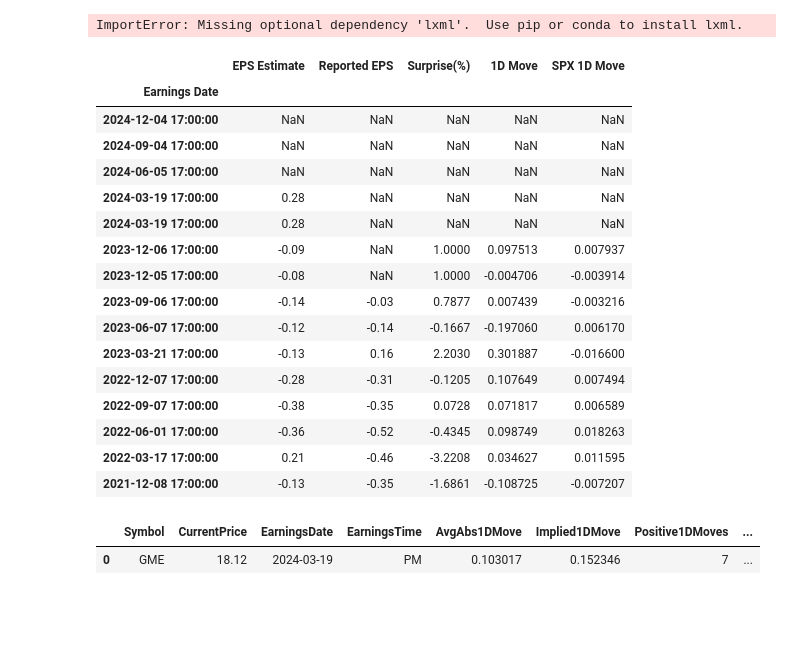
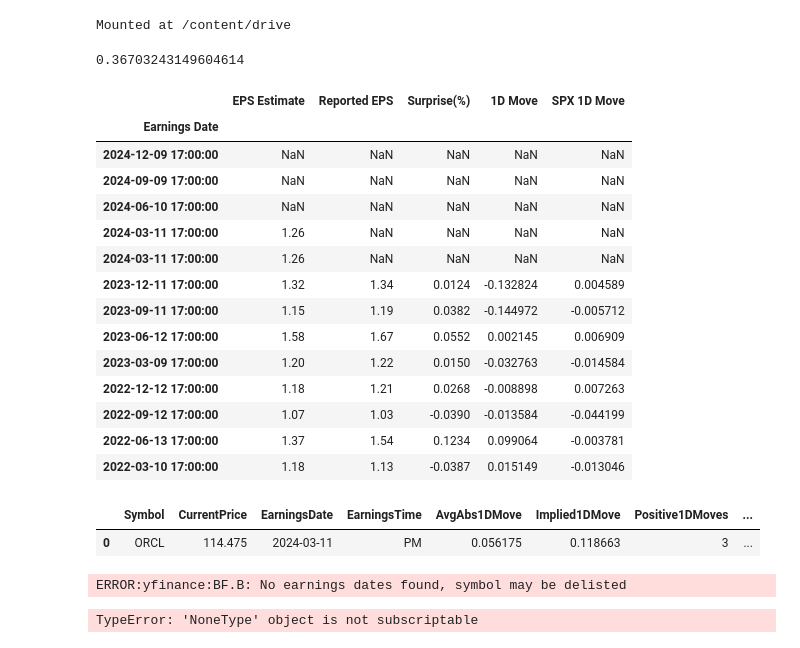
Before and after one commit to grantlaucc/OptionsEarningsScreen, a Jupyter notebook: OptionsEarningsScreen/Options_Earnings_Screen_Grant.ipynb, the cells around one changed output. Drawn from its saved outputs; the diff is of its cells as text; code cells hidden in the pictures; blank space fills up the shorter version.

```diff
--- a/OptionsEarningsScreen/Options_Earnings_Screen_Grant.ipynb
+++ b/OptionsEarningsScreen/Options_Earnings_Screen_Grant.ipynb
@@ -31,0 +16,5 @@ import OptionsEarningsTools as oet
+# %%
+from google.colab import drive
+drive.mount('/content/drive')
+# %% [output]
+Mounted at /content/drive
@@ -32,4 +29,25 @@ import OptionsEarningsTools as oet
+# %%
+priceSeries = yfh.getYfTicker('DOCU').history(period = '1y')['Close']
+ft.getHistoricalVolatility(priceSeries, days = 30)[-1]
+# %% [output]
+0.36703243149604614
 # %%
-oet.getEarningsScreen('GME', earningsTime='PM', displayEarningsTable=False)
+oet.getEarningsScreen('ORCL', earningsTime='PM', displayEarningsTable=True)
 # %% [output]
-ImportError: Missing optional dependency 'lxml'.  Use pip or conda to install lxml.
+|  | EPS Estimate | Reported EPS | Surprise(%) | 1D Move | SPX 1D Move |
+| Earnings Date |  |  |  |  |  |
+| 2024-12-09 17:00:00 | NaN | NaN | NaN | NaN | NaN |
+| 2024-09-09 17:00:00 | NaN | NaN | NaN | NaN | NaN |
+| 2024-06-10 17:00:00 | NaN | NaN | NaN | NaN | NaN |
+| 2024-03-11 17:00:00 | 1.26 | NaN | NaN | NaN | NaN |
+| 2024-03-11 17:00:00 | 1.26 | NaN | NaN | NaN | NaN |
+| 2023-12-11 17:00:00 | 1.32 | 1.34 | 0.0124 | -0.132824 | 0.004589 |
+| 2023-09-11 17:00:00 | 1.15 | 1.19 | 0.0382 | -0.144972 | -0.005712 |
+| 2023-06-12 17:00:00 | 1.58 | 1.67 | 0.0552 | 0.002145 | 0.006909 |
+| 2023-03-09 17:00:00 | 1.20 | 1.22 | 0.0150 | -0.032763 | -0.014584 |
+| 2022-12-12 17:00:00 | 1.18 | 1.21 | 0.0268 | -0.008898 | 0.007263 |
+| 2022-09-12 17:00:00 | 1.07 | 1.03 | -0.0390 | -0.013584 | -0.044199 |
+| 2022-06-13 17:00:00 | 1.37 | 1.54 | 0.1234 | 0.099064 | -0.003781 |
+| 2022-03-10 17:00:00 | 1.18 | 1.13 | -0.0387 | 0.015149 | -0.013046 |
+|  | Symbol | CurrentPrice | EarningsDate | EarningsTime | AvgAbs1DMove | Implied1DMove | Positive1DMoves | ... |
+| 0 | ORCL | 114.475 | 2024-03-11 | PM | 0.056175 | 0.118663 | 3 | ... |
@@ -133,27 +54,10 @@ def getUpcomingEarnings(startDate, endDate, minMarketCap = None, universe = None
-# %%
-getEarningsScreen('GME', earningsTime='PM', displayEarningsTable=True)
-# %% [output]
-|  | EPS Estimate | Reported EPS | Surprise(%) | 1D Move | SPX 1D Move |
-| Earnings Date |  |  |  |  |  |
-| 2024-12-04 17:00:00 | NaN | NaN | NaN | NaN | NaN |
-| 2024-09-04 17:00:00 | NaN | NaN | NaN | NaN | NaN |
-| 2024-06-05 17:00:00 | NaN | NaN | NaN | NaN | NaN |
-| 2024-03-19 17:00:00 | 0.28 | NaN | NaN | NaN | NaN |
-| 2024-03-19 17:00:00 | 0.28 | NaN | NaN | NaN | NaN |
-| 2023-12-06 17:00:00 | -0.09 | NaN | 1.0000 | 0.097513 | 0.007937 |
-| 2023-12-05 17:00:00 | -0.08 | NaN | 1.0000 | -0.004706 | -0.003914 |
-| 2023-09-06 17:00:00 | -0.14 | -0.03 | 0.7877 | 0.007439 | -0.003216 |
-| 2023-06-07 17:00:00 | -0.12 | -0.14 | -0.1667 | -0.197060 | 0.006170 |
-| 2023-03-21 17:00:00 | -0.13 | 0.16 | 2.2030 | 0.301887 | -0.016600 |
-| 2022-12-07 17:00:00 | -0.28 | -0.31 | -0.1205 | 0.107649 | 0.007494 |
-| 2022-09-07 17:00:00 | -0.38 | -0.35 | 0.0728 | 0.071817 | 0.006589 |
-| 2022-06-01 17:00:00 | -0.36 | -0.52 | -0.4345 | 0.098749 | 0.018263 |
-| 2022-03-17 17:00:00 | 0.21 | -0.46 | -3.2208 | 0.034627 | 0.011595 |
-| 2021-12-08 17:00:00 | -0.13 | -0.35 | -1.6861 | -0.108725 | -0.007207 |
-|  | Symbol | CurrentPrice | EarningsDate | EarningsTime | AvgAbs1DMove | Implied1DMove | Positive1DMoves | ... |
-| 0 | GME | 18.12 | 2024-03-19 | PM | 0.103017 | 0.152346 | 7 | ... |
 # %%
+from datetime import datetime, timedelta
 startDate = datetime.today()
-endDate = datetime.today()+timedelta(days=30)
-minMarketCap = 100000000000
-earningsCalendar = fs.scrapeEarningsCalendar(startDate, endDate, minMarketCap)
+endDate = datetime.today()+timedelta(days=2)
+minMarketCap = 10000000000
+UE = oet.getUpcomingEarnings(startDate, endDate, minMarketCap, universe = None)
+#UE.fillna(0, inplace=True)
+# %% [output]
+ERROR:yfinance:BF.B: No earnings dates found, symbol may be delisted
+TypeError: 'NoneType' object is not subscriptable
```
Also changed, not shown: parts of 11 cells of this notebook.
